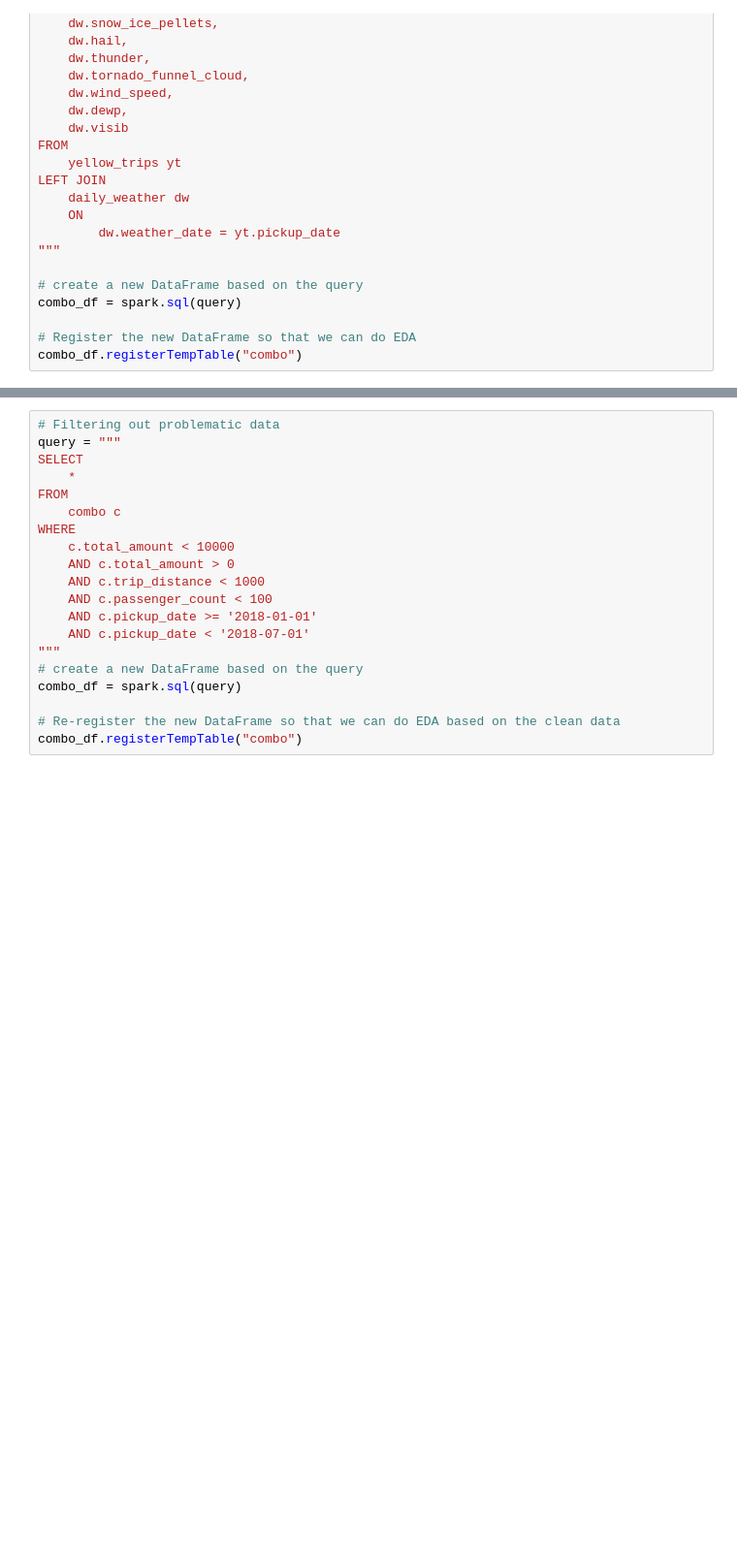
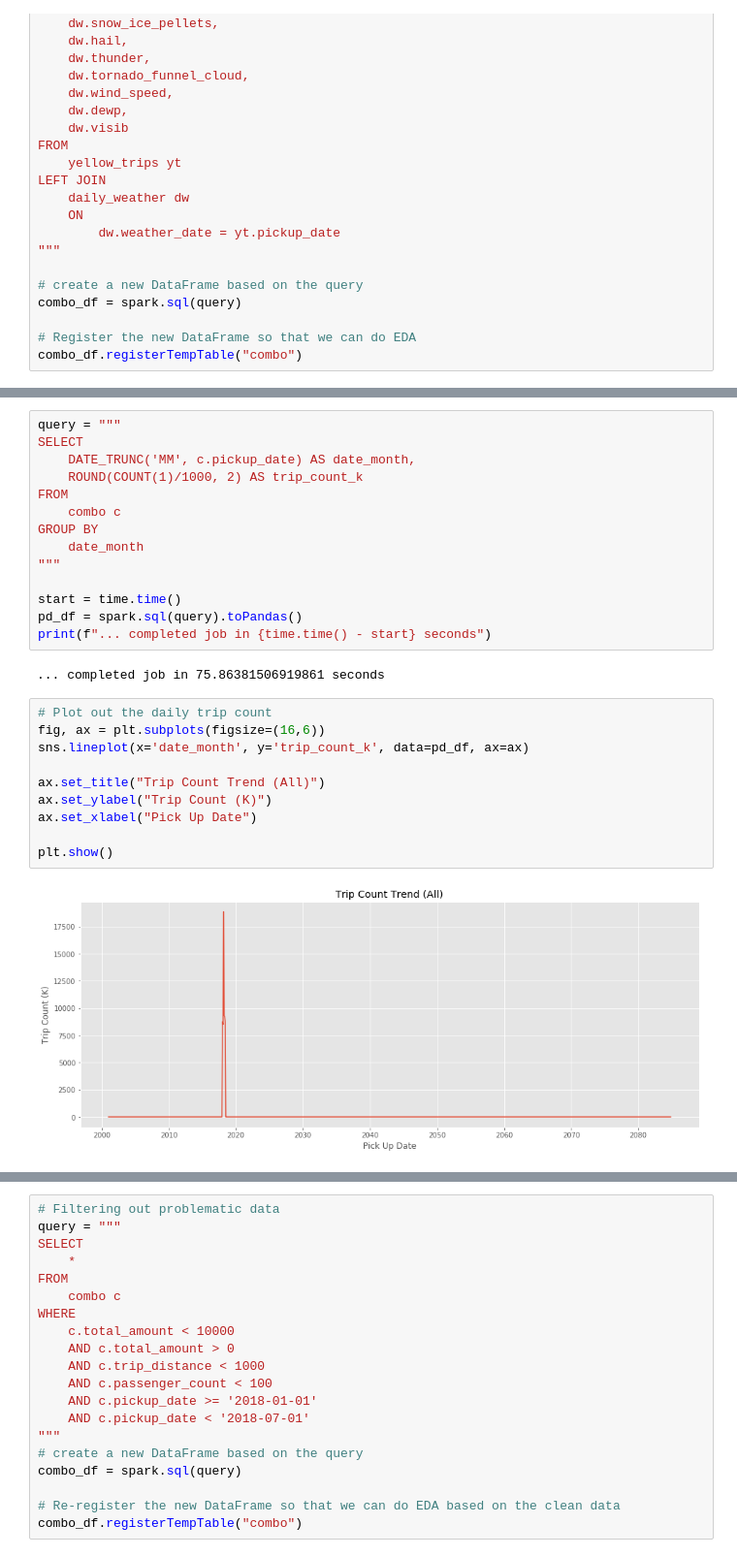
Before and after one commit to Alpha-1787/PySpark-NYC-Taxi-Trips-Analysis, a Jupyter notebook: nyc_taxi_trip_analysis.ipynb, the cells around one changed output, grey strips where cells are left out. Shown at 97% size. Saved outputs shown, nothing was run; the diff lists cells and outputs as text; blank space fills up the shorter version.

```diff
--- a/nyc_taxi_trip_analysis.ipynb
+++ b/nyc_taxi_trip_analysis.ipynb
@@ -232,0 +269,28 @@ The problematic records above are all removed prior to any subsequent analysis d
+# %%
+query = """
+SELECT
+    DATE_TRUNC('MM', c.pickup_date) AS date_month,
+    ROUND(COUNT(1)/1000, 2) AS trip_count_k
+FROM
+    combo c
+GROUP BY
+    date_month
+"""
+
+start = time.time()
+pd_df = spark.sql(query).toPandas()
+print(f"... completed job in {time.time() - start} seconds")
+# %% [output]
+... completed job in 75.86381506919861 seconds
+# %%
+# Plot out the daily trip count
+fig, ax = plt.subplots(figsize=(16,6))
+sns.lineplot(x='date_month', y='trip_count_k', data=pd_df, ax=ax)
+
+ax.set_title("Trip Count Trend (All)")
+ax.set_ylabel("Trip Count (K)")
+ax.set_xlabel("Pick Up Date")
+
+plt.show()
+# %% [output]
+[figure, added]
```
Also changed, not shown: parts of 48 cells of this notebook.
